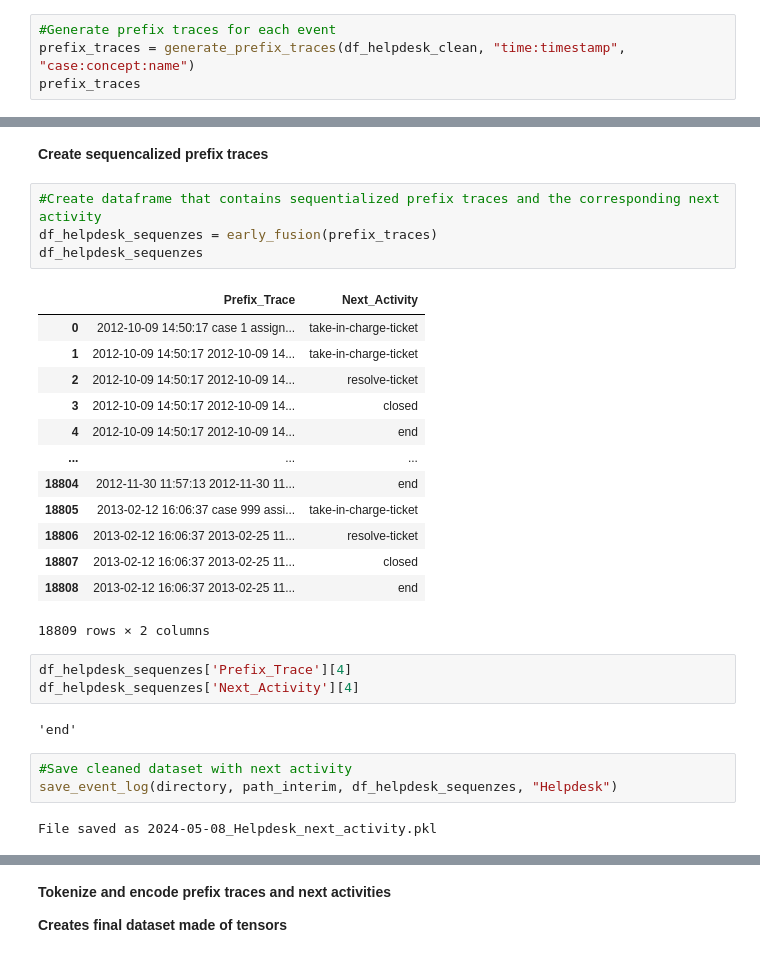
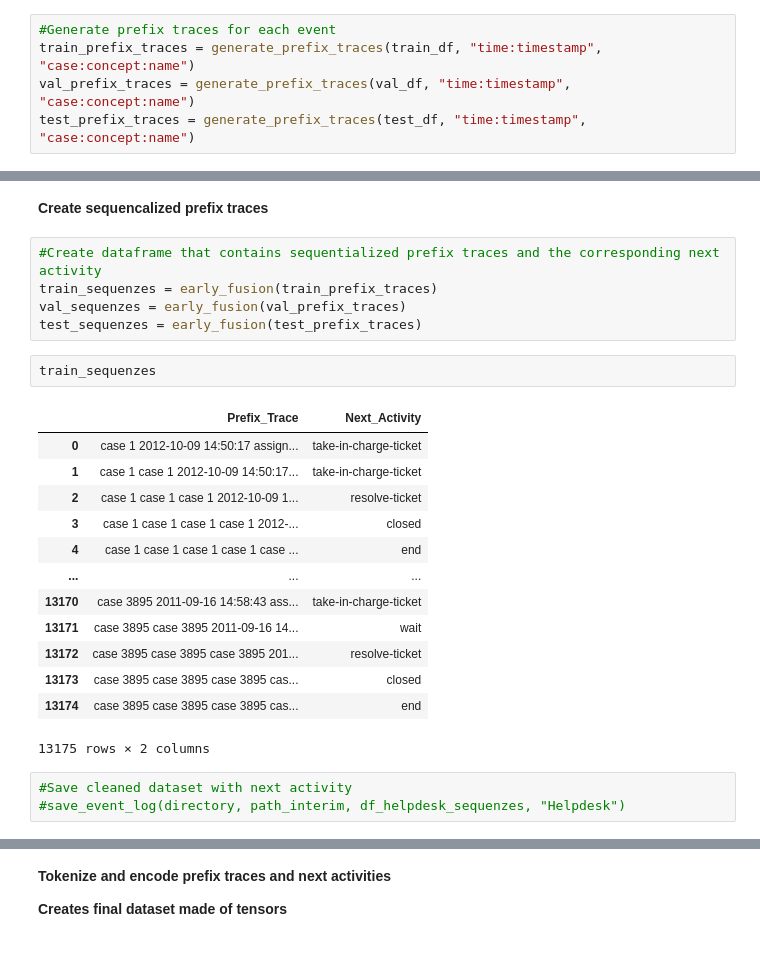
Before and after one commit to k3nk4n3kI/Online_Process_Concept_Drift, a Jupyter notebook: notebooks/20_Preprocessing.ipynb, the cells around one changed output, grey strips where cells are left out. Saved outputs shown, nothing was run; the diff lists cells and outputs as text.

```diff
--- a/notebooks/20_Preprocessing.ipynb
+++ b/notebooks/20_Preprocessing.ipynb
@@ -111,5 +131,6 @@ df_helpdesk_converted.head()
 **Generate prefix traces**
 # %%
 #Generate prefix traces for each event
-prefix_traces = generate_prefix_traces(df_helpdesk_clean, "time:timestamp", "case:concept:name")
-prefix_traces
+train_prefix_traces = generate_prefix_traces(train_df, "time:timestamp", "case:concept:name")
+val_prefix_traces = generate_prefix_traces(val_df, "time:timestamp", "case:concept:name")
+test_prefix_traces = generate_prefix_traces(test_df, "time:timestamp", "case:concept:name")
@@ -135,31 +158,27 @@ prefix_traces
 **Create sequencalized prefix traces**
 # %%
 #Create dataframe that contains sequentialized prefix traces and the corresponding next activity
-df_helpdesk_sequenzes = early_fusion(prefix_traces)
-df_helpdesk_sequenzes
+train_sequenzes = early_fusion(train_prefix_traces)
+val_sequenzes = early_fusion(val_prefix_traces)
+test_sequenzes = early_fusion(test_prefix_traces)
-# %% [output]
-|  | Prefix_Trace | Next_Activity |
-| 0 | 2012-10-09 14:50:17 case 1 assign... | take-in-charge-ticket |
-| 1 | 2012-10-09 14:50:17 2012-10-09 14... | take-in-charge-ticket |
-| 2 | 2012-10-09 14:50:17 2012-10-09 14... | resolve-ticket |
-| 3 | 2012-10-09 14:50:17 2012-10-09 14... | closed |
-| 4 | 2012-10-09 14:50:17 2012-10-09 14... | end |
-| ... | ... | ... |
-| 18804 | 2012-11-30 11:57:13 2012-11-30 11... | end |
-| 18805 | 2013-02-12 16:06:37 case 999 assi... | take-in-charge-ticket |
-| 18806 | 2013-02-12 16:06:37 2013-02-25 11... | resolve-ticket |
-| 18807 | 2013-02-12 16:06:37 2013-02-25 11... | closed |
-| 18808 | 2013-02-12 16:06:37 2013-02-25 11... | end |
-18809 rows × 2 columns
-# %%
-df_helpdesk_sequenzes['Prefix_Trace'][4]
-df_helpdesk_sequenzes['Next_Activity'][4]
-# %% [output]
-'end'
+# %%
+train_sequenzes
+# %% [output]
+|  | Prefix_Trace | Next_Activity |
+| 0 | case 1 2012-10-09 14:50:17 assign... | take-in-charge-ticket |
+| 1 | case 1 case 1 2012-10-09 14:50:17... | take-in-charge-ticket |
+| 2 | case 1 case 1 case 1 2012-10-09 1... | resolve-ticket |
+| 3 | case 1 case 1 case 1 case 1 2012-... | closed |
+| 4 | case 1 case 1 case 1 case 1 case ... | end |
+| ... | ... | ... |
+| 13170 | case 3895 2011-09-16 14:58:43 ass... | take-in-charge-ticket |
+| 13171 | case 3895 case 3895 2011-09-16 14... | wait |
+| 13172 | case 3895 case 3895 case 3895 201... | resolve-ticket |
+| 13173 | case 3895 case 3895 case 3895 cas... | closed |
+| 13174 | case 3895 case 3895 case 3895 cas... | end |
+13175 rows × 2 columns
 # %%
 #Save cleaned dataset with next activity
-save_event_log(directory, path_interim, df_helpdesk_sequenzes, "Helpdesk")
+#save_event_log(directory, path_interim, df_helpdesk_sequenzes, "Helpdesk")
-# %% [output]
-File saved as 2024-05-08_Helpdesk_next_activity.pkl
 # %%
 #Delete all dataset variables
```
Also changed, not shown: parts of 22 cells of this notebook, 2 other files.
